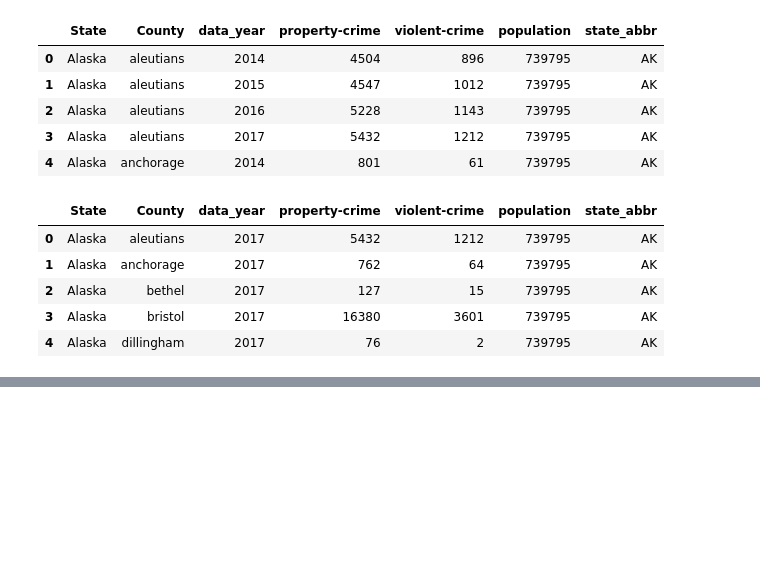
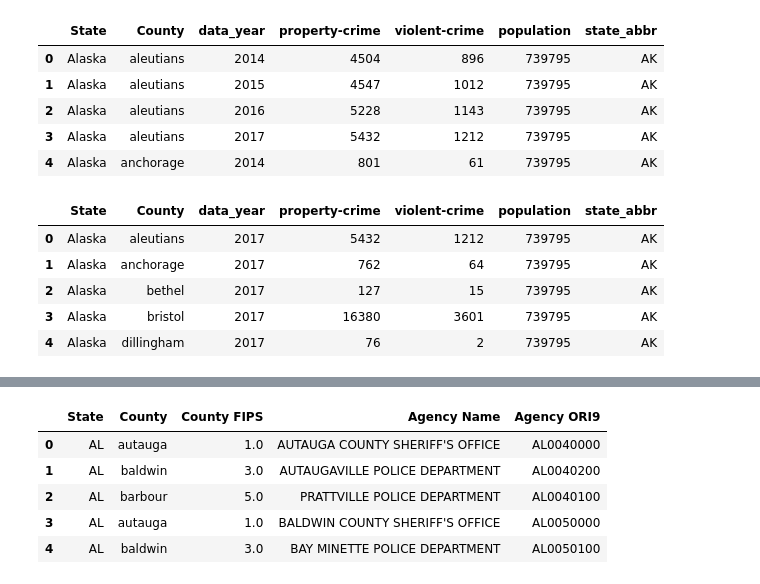
Before and after one commit to gilbertduenas/Data_Viz_Project, a Jupyter notebook: crime_explore/crime_analysis.ipynb, the cells around one changed output, grey strips where cells are left out. Cells and saved outputs as stored; diff of their text form; code cells hidden in the pictures; blank space fills up the shorter version.

```diff
--- a/crime_explore/crime_analysis.ipynb
+++ b/crime_explore/crime_analysis.ipynb
@@ -407,0 +492,12 @@ export_csv = aggregated_2017.to_csv(r'data/crime_by_county2017_10states.csv', in
+# %%
+df_agencies = pd.read_csv('data/agencies.csv')
+df_agencies['County'] = df_agencies['County'].apply(lambda x: x.strip().lower())
+df_agencies['State'] = df_agencies['State'].apply(lambda x: x.strip())
+df_agencies.head()
+# %% [output]
+|  | State | County | County FIPS | Agency Name | Agency ORI9 |
+| 0 | AL | autauga | 1.0 | AUTAUGA COUNTY SHERIFF'S OFFICE | AL0040000 |
+| 1 | AL | baldwin | 3.0 | AUTAUGAVILLE POLICE DEPARTMENT | AL0040200 |
+| 2 | AL | barbour | 5.0 | PRATTVILLE POLICE DEPARTMENT | AL0040100 |
+| 3 | AL | autauga | 1.0 | BALDWIN COUNTY SHERIFF'S OFFICE | AL0050000 |
+| 4 | AL | baldwin | 3.0 | BAY MINETTE POLICE DEPARTMENT | AL0050100 |
```
Also changed, not shown: parts of 11 cells of this notebook, 6 other files.
